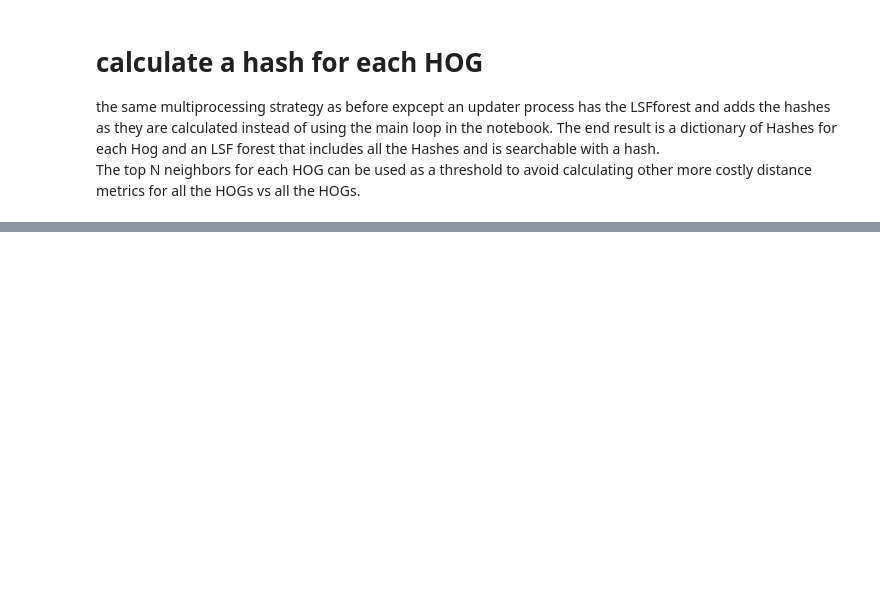
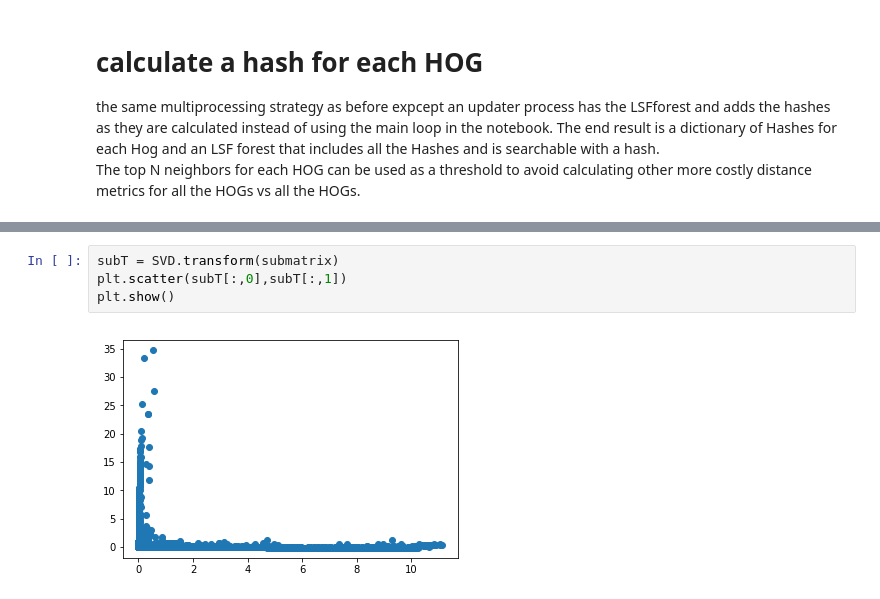
Before and after one commit to cactuskid/coevolution, a Jupyter notebook: ConstructHogMatrix.ipynb, the cells around one changed output, grey strips where cells are left out. Drawn from its saved outputs; the diff is of its cells as text; blank space fills up the shorter version.

```diff
--- a/ConstructHogMatrix.ipynb
+++ b/ConstructHogMatrix.ipynb
@@ -497,0 +600,6 @@ results = pool.map( )
+# %%
+subT = SVD.transform(submatrix)
+plt.scatter(subT[:,0],subT[:,1])
+plt.show()
+# %% [output]
+[figure, added]
```
Also changed, not shown: parts of 14 cells of this notebook.
